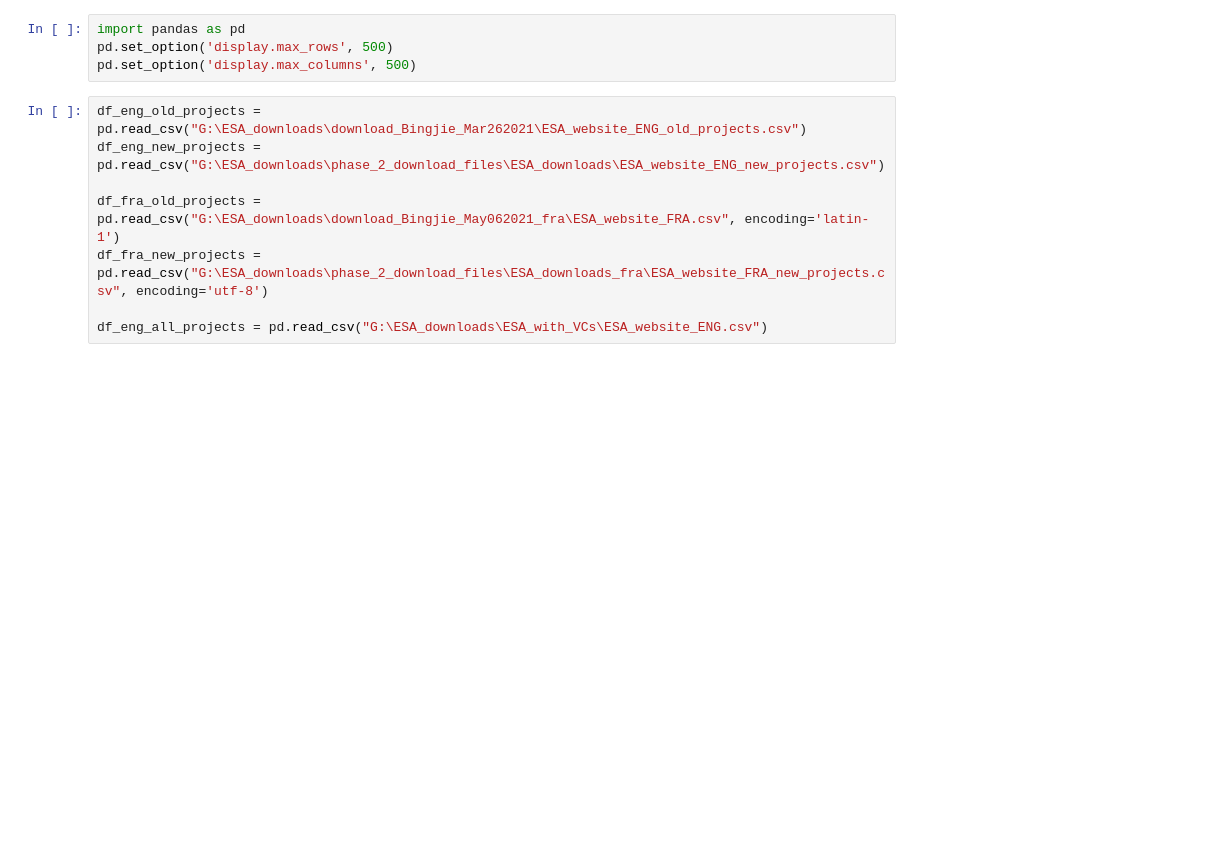
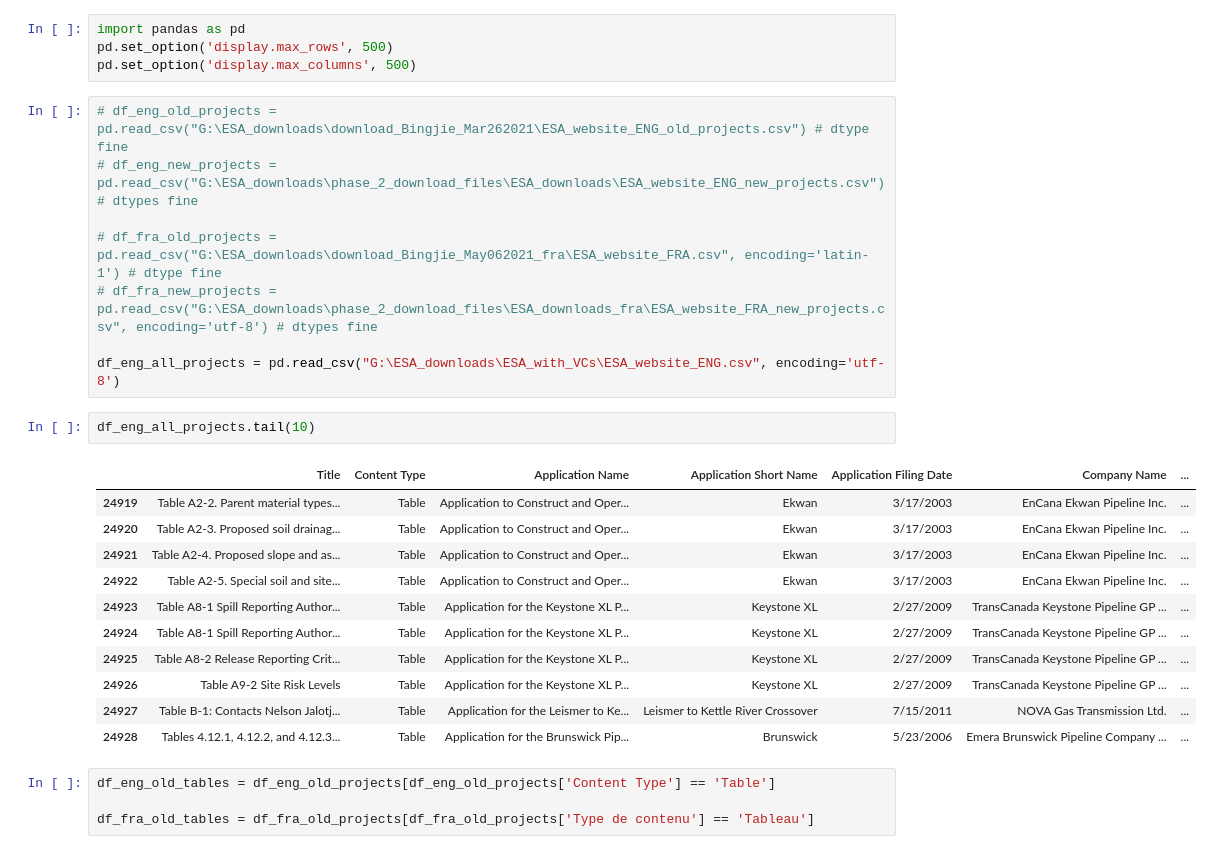
Before and after one commit to CER-REC/esa-data-bank_banque-donnees-ees, a Jupyter notebook: Codes/Section_04_Final_Data_Merge_and_Visualization/bundle/merge_eng_fra_index.ipynb, the cells around one changed output. Cells and saved outputs as stored; diff of their text form; blank space fills up the shorter version.

```diff
--- a/Codes/Section_04_Final_Data_Merge_and_Visualization/bundle/merge_eng_fra_index.ipynb
+++ b/Codes/Section_04_Final_Data_Merge_and_Visualization/bundle/merge_eng_fra_index.ipynb
@@ -3,11 +3,29 @@ import pandas as pd
 pd.set_option('display.max_rows', 500)
 pd.set_option('display.max_columns', 500)
 # %%
-df_eng_old_projects = pd.read_csv("G:\ESA_downloads\download_Bingjie_Mar262021\ESA_website_ENG_old_projects.csv")
-df_eng_new_projects = pd.read_csv("G:\ESA_downloads\phase_2_download_files\ESA_downloads\ESA_website_ENG_new_projects.csv")
+# df_eng_old_projects = pd.read_csv("G:\ESA_downloads\download_Bingjie_Mar262021\ESA_website_ENG_old_projects.csv") # dtype fine
+# df_eng_new_projects = pd.read_csv("G:\ESA_downloads\phase_2_download_files\ESA_downloads\ESA_website_ENG_new_projects.csv") # dtypes fine
 
-df_fra_old_projects = pd.read_csv("G:\ESA_downloads\download_Bingjie_May062021_fra\ESA_website_FRA.csv", encoding='latin-1')
-df_fra_new_projects = pd.read_csv("G:\ESA_downloads\phase_2_download_files\ESA_downloads_fra\ESA_website_FRA_new_projects.csv", encoding='utf-8')
+# df_fra_old_projects = pd.read_csv("G:\ESA_downloads\download_Bingjie_May062021_fra\ESA_website_FRA.csv", encoding='latin-1') # dtype fine
+# df_fra_new_projects = pd.read_csv("G:\ESA_downloads\phase_2_download_files\ESA_downloads_fra\ESA_website_FRA_new_projects.csv", encoding='utf-8') # dtypes fine
 
-df_eng_all_projects = pd.read_csv("G:\ESA_downloads\ESA_with_VCs\ESA_website_ENG.csv")
+df_eng_all_projects = pd.read_csv("G:\ESA_downloads\ESA_with_VCs\ESA_website_ENG.csv", encoding='utf-8')
+# %%
+df_eng_all_projects.tail(10)
+# %% [output]
+|  | Title | Content Type | Application Name | Application Short Name | Application Filing Date | Company Name | ... |
+| 24919 | Table A2-2. Parent material types... | Table | Application to Construct and Oper... | Ekwan | 3/17/2003 | EnCana Ekwan Pipeline Inc. | ... |
+| 24920 | Table A2-3. Proposed soil drainag... | Table | Application to Construct and Oper... | Ekwan | 3/17/2003 | EnCana Ekwan Pipeline Inc. | ... |
+| 24921 | Table A2-4. Proposed slope and as... | Table | Application to Construct and Oper... | Ekwan | 3/17/2003 | EnCana Ekwan Pipeline Inc. | ... |
+| 24922 | Table A2-5. Special soil and site... | Table | Application to Construct and Oper... | Ekwan | 3/17/2003 | EnCana Ekwan Pipeline Inc. | ... |
+| 24923 | Table A8-1 Spill Reporting Author... | Table | Application for the Keystone XL P... | Keystone XL | 2/27/2009 | TransCanada Keystone Pipeline GP ... | ... |
+| 24924 | Table A8-1 Spill Reporting Author... | Table | Application for the Keystone XL P... | Keystone XL | 2/27/2009 | TransCanada Keystone Pipeline GP ... | ... |
+| 24925 | Table A8-2 Release Reporting Crit... | Table | Application for the Keystone XL P... | Keystone XL | 2/27/2009 | TransCanada Keystone Pipeline GP ... | ... |
+| 24926 | Table A9-2 Site Risk Levels | Table | Application for the Keystone XL P... | Keystone XL | 2/27/2009 | TransCanada Keystone Pipeline GP ... | ... |
+| 24927 | Table B-1: Contacts Nelson Jalotj... | Table | Application for the Leismer to Ke... | Leismer to Kettle River Crossover | 7/15/2011 | NOVA Gas Transmission Ltd. | ... |
+| 24928 | Tables 4.12.1, 4.12.2, and 4.12.3... | Table | Application for the Brunswick Pip... | Brunswick | 5/23/2006 | Emera Brunswick Pipeline Company ... | ... |
+# %%
+df_eng_old_tables = df_eng_old_projects[df_eng_old_projects['Content Type'] == 'Table']
+
+df_fra_old_tables = df_fra_old_projects[df_fra_old_projects['Type de contenu'] == 'Tableau']
 # %%
```
Also changed, not shown: parts of 12 cells of this notebook.
